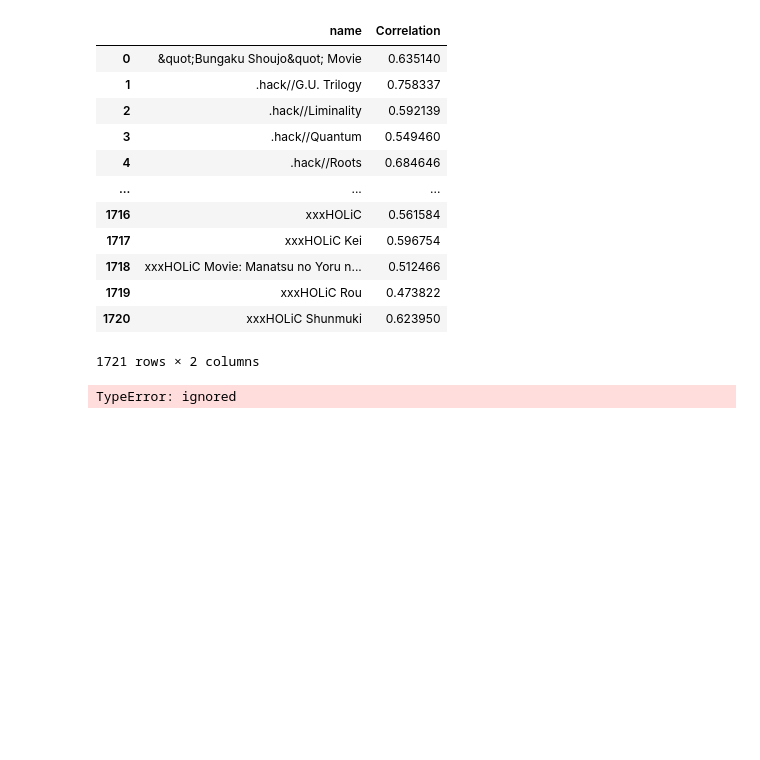
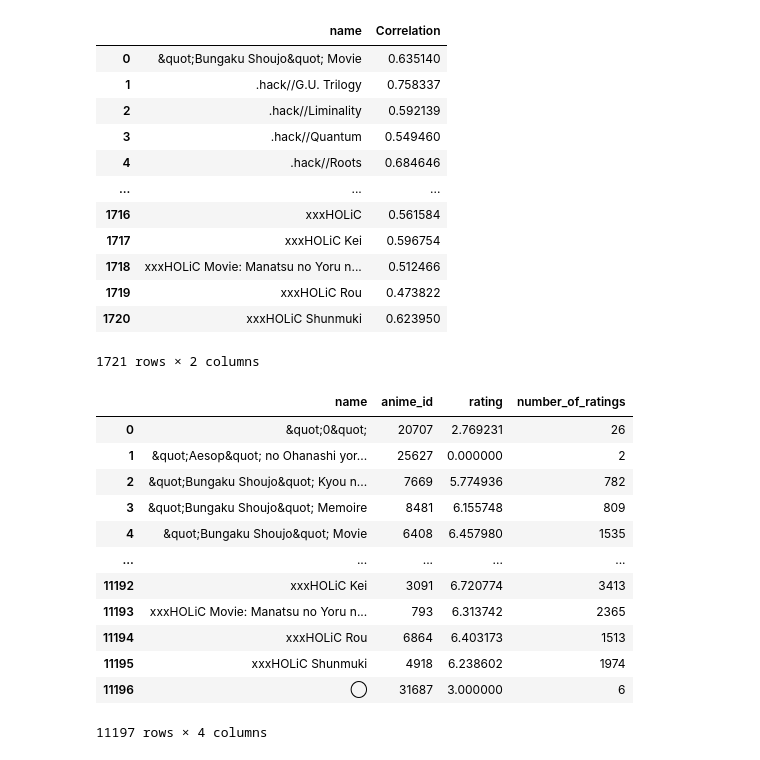
Before and after one commit to hargurjeet/Recommedation-Systems, a Jupyter notebook: Anime_Recommendation_Collborative_Filtering.ipynb, the cells around one changed output. Cells and saved outputs as stored; diff of their text form; code cells hidden in the pictures; blank space fills up the shorter version.

```diff
--- a/Anime_Recommendation_Collborative_Filtering.ipynb
+++ b/Anime_Recommendation_Collborative_Filtering.ipynb
@@ -260,10 +259,19 @@ a
 | 1719 | xxxHOLiC Rou | 0.473822 |
 | 1720 | xxxHOLiC Shunmuki | 0.623950 |
 1721 rows × 2 columns
-# %%
-#Bringining in ratings
-corr_Naurto = a.merge(ratings(['number_of_ratings','name']), on='name')
-
-corr_Naurto.head()
-# %% [output]
-TypeError: ignored
+# %%
+ratings
+# %% [output]
+|  | name | anime_id | rating | number_of_ratings |
+| 0 | &quot;0&quot; | 20707 | 2.769231 | 26 |
+| 1 | &quot;Aesop&quot; no Ohanashi yor... | 25627 | 0.000000 | 2 |
+| 2 | &quot;Bungaku Shoujo&quot; Kyou n... | 7669 | 5.774936 | 782 |
+| 3 | &quot;Bungaku Shoujo&quot; Memoire | 8481 | 6.155748 | 809 |
+| 4 | &quot;Bungaku Shoujo&quot; Movie | 6408 | 6.457980 | 1535 |
+| ... | ... | ... | ... | ... |
+| 11192 | xxxHOLiC Kei | 3091 | 6.720774 | 3413 |
+| 11193 | xxxHOLiC Movie: Manatsu no Yoru n... | 793 | 6.313742 | 2365 |
+| 11194 | xxxHOLiC Rou | 6864 | 6.403173 | 1513 |
+| 11195 | xxxHOLiC Shunmuki | 4918 | 6.238602 | 1974 |
+| 11196 | ◯ | 31687 | 3.000000 | 6 |
+11197 rows × 4 columns
```
Also changed, not shown: parts of 7 cells of this notebook.
